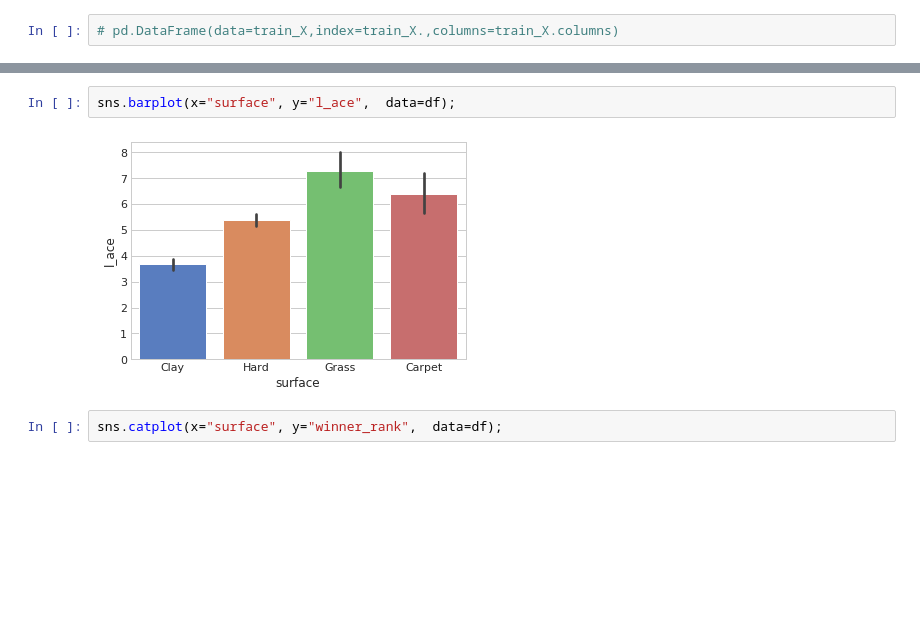
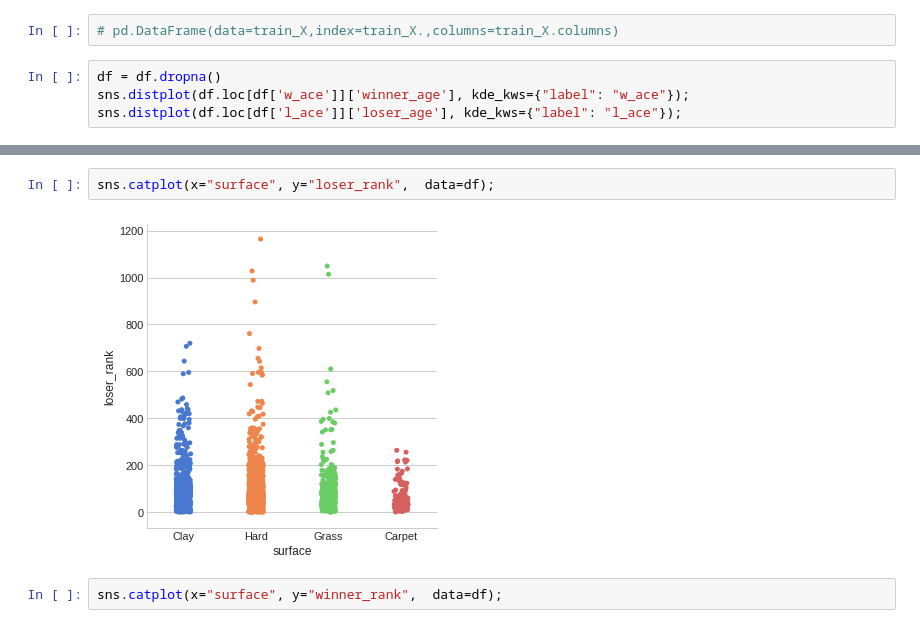
Before and after one commit to tomasojea/Tennis-EDA, a Jupyter notebook: experimentation_EDA.ipynb, the cells around one changed output, grey strips where cells are left out. Saved outputs shown, nothing was run; the diff lists cells and outputs as text; blank space fills up the shorter version.

```diff
--- a/experimentation_EDA.ipynb
+++ b/experimentation_EDA.ipynb
@@ -215,2 +220,6 @@ See the caveats in the documentation: http://pandas.pydata.org/pandas-docs/stabl
 # %%
 # pd.DataFrame(data=train_X,index=train_X.,columns=train_X.columns)
+# %%
+df = df.dropna()
+sns.distplot(df.loc[df['w_ace']]['winner_age'], kde_kws={"label": "w_ace"});
+sns.distplot(df.loc[df['l_ace']]['loser_age'], kde_kws={"label": "l_ace"});
@@ -217,7 +228,7 @@ See the caveats in the documentation: http://pandas.pydata.org/pandas-docs/stabl
 # %%
-sns.barplot(x="surface", y="l_ace",  data=df);
+sns.catplot(x="surface", y="loser_rank",  data=df);
 # %% [output]
-[figure, old version]
+[figure, new version]
 # %%
 sns.catplot(x="surface", y="winner_rank",  data=df);
 # %% [output]
```
Also changed, not shown: parts of 20 cells of this notebook.
